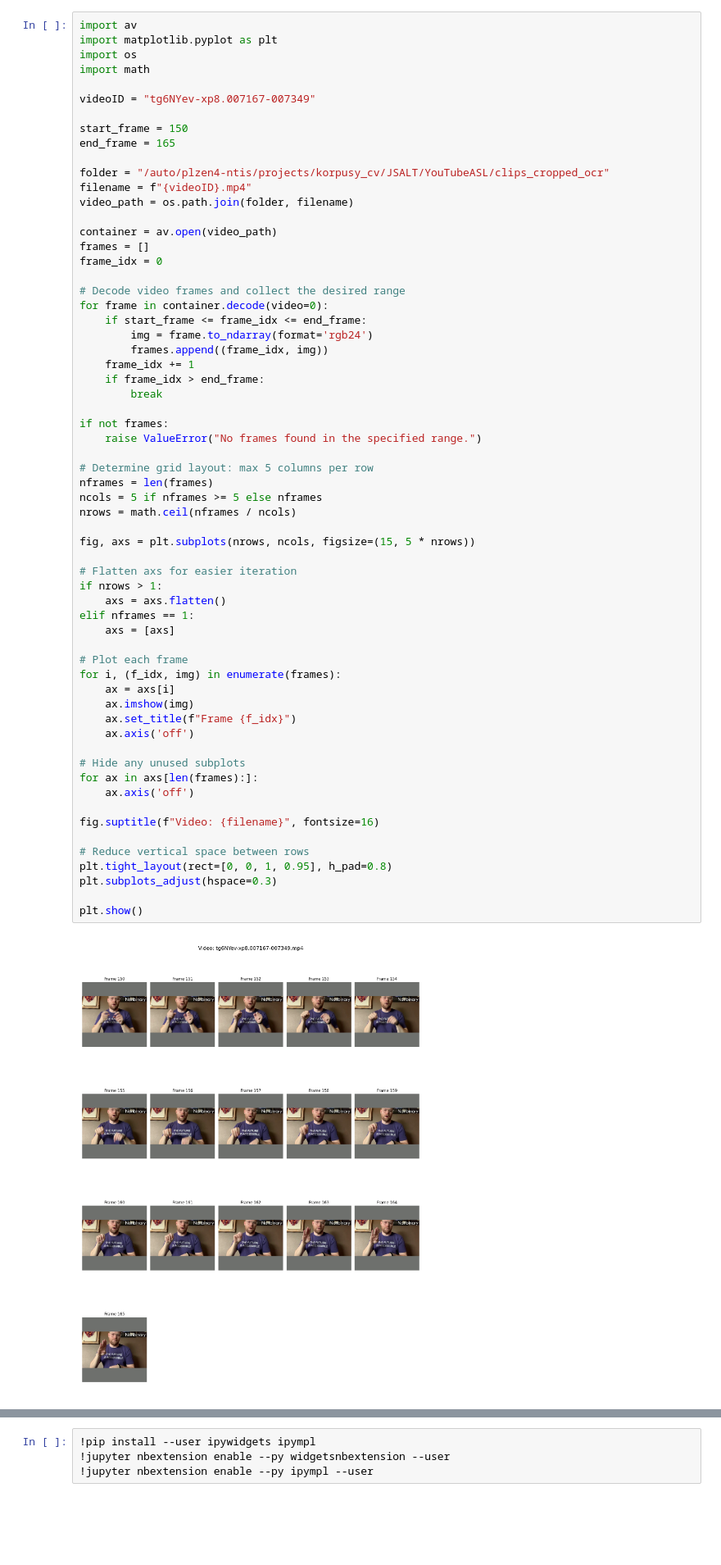
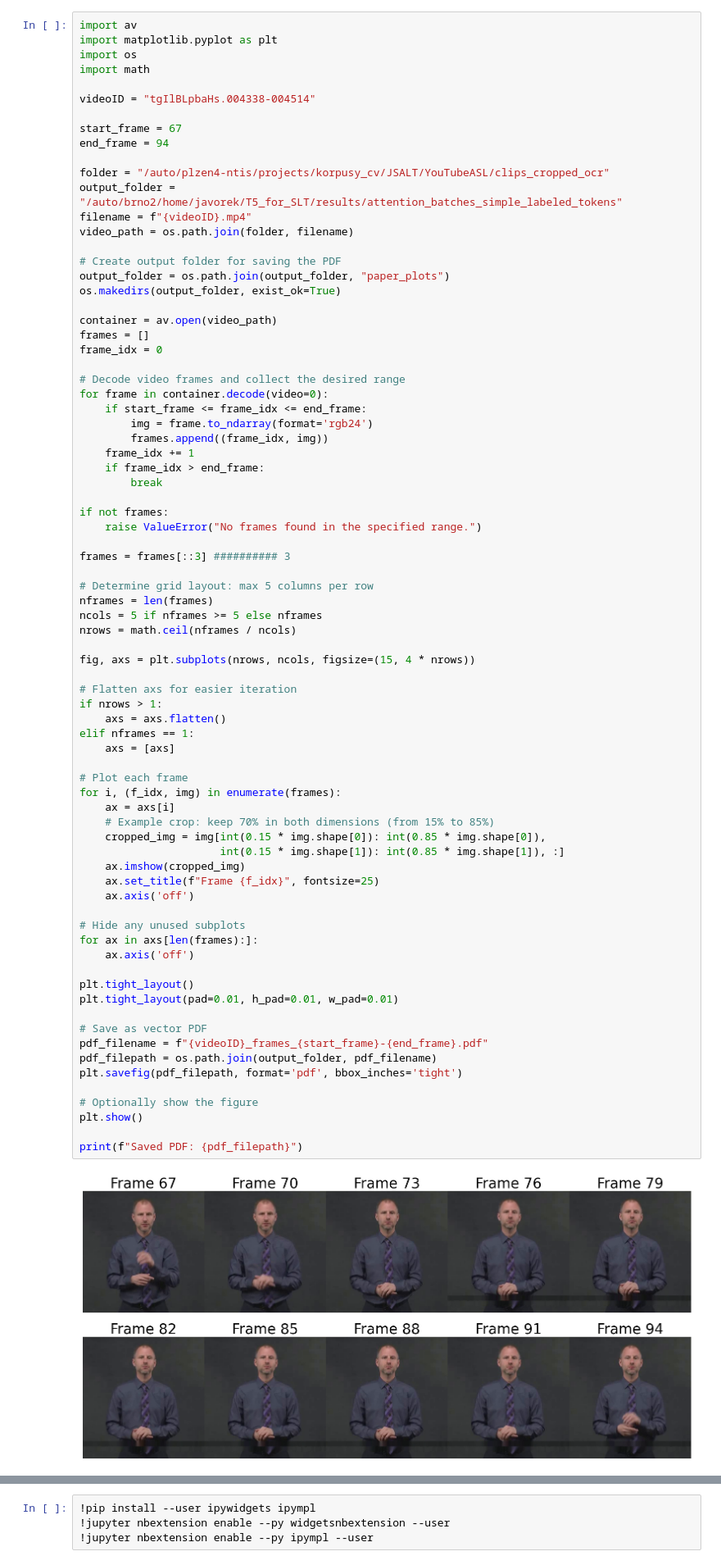
Before and after one commit to VaJavorek/T5_for_SLT, a Jupyter notebook: scripts/plot-frame-sequence.ipynb, the cells around one changed output, grey strips where cells are left out. Shown at 82% size. Cells and saved outputs as stored; diff of their text form; blank space fills up the shorter version.

Commit message:
latest visuals

```diff
--- a/scripts/plot-frame-sequence.ipynb
+++ b/scripts/plot-frame-sequence.ipynb
@@ -4,14 +4,19 @@ import matplotlib.pyplot as plt
 import os
 import math
 
-videoID = "tg6NYev-xp8.007167-007349"
+videoID = "tgIlBLpbaHs.004338-004514"
 
-start_frame = 150
-end_frame = 165
+start_frame = 67
+end_frame = 94
 
 folder = "/auto/plzen4-ntis/projects/korpusy_cv/JSALT/YouTubeASL/clips_cropped_ocr"
+output_folder = "/auto/brno2/home/javorek/T5_for_SLT/results/attention_batches_simple_labeled_tokens"
 filename = f"{videoID}.mp4"
 video_path = os.path.join(folder, filename)
+
+# Create output folder for saving the PDF
+output_folder = os.path.join(output_folder, "paper_plots")
+os.makedirs(output_folder, exist_ok=True)
 
 container = av.open(video_path)
 frames = []
@@ -27,38 +32,48 @@ for frame in container.decode(video=0):
         break
 
 if not frames:
     raise ValueError("No frames found in the specified range.")
 
+frames = frames[::3] ########## 3
+
 # Determine grid layout: max 5 columns per row
 nframes = len(frames)
 ncols = 5 if nframes >= 5 else nframes
 nrows = math.ceil(nframes / ncols)
 
-fig, axs = plt.subplots(nrows, ncols, figsize=(15, 5 * nrows))
+fig, axs = plt.subplots(nrows, ncols, figsize=(15, 4 * nrows))
 
 # Flatten axs for easier iteration
 if nrows > 1:
     axs = axs.flatten()
 elif nframes == 1:
     axs = [axs]
 
 # Plot each frame
 for i, (f_idx, img) in enumerate(frames):
     ax = axs[i]
-    ax.imshow(img)
-    ax.set_title(f"Frame {f_idx}")
+    # Example crop: keep 70% in both dimensions (from 15% to 85%)
+    cropped_img = img[int(0.15 * img.shape[0]): int(0.85 * img.shape[0]),
+                      int(0.15 * img.shape[1]): int(0.85 * img.shape[1]), :]
+    ax.imshow(cropped_img)
+    ax.set_title(f"Frame {f_idx}", fontsize=25)
     ax.axis('off')
 
 # Hide any unused subplots
 for ax in axs[len(frames):]:
     ax.axis('off')
 
-fig.suptitle(f"Video: {filename}", fontsize=16)
+plt.tight_layout()
+plt.tight_layout(pad=0.01, h_pad=0.01, w_pad=0.01)
 
-# Reduce vertical space between rows
-plt.tight_layout(rect=[0, 0, 1, 0.95], h_pad=0.8)
-plt.subplots_adjust(hspace=0.3)
+# Save as vector PDF
+pdf_filename = f"{videoID}_frames_{start_frame}-{end_frame}.pdf"
+pdf_filepath = os.path.join(output_folder, pdf_filename)
+plt.savefig(pdf_filepath, format='pdf', bbox_inches='tight')
 
+# Optionally show the figure
 plt.show()
+
+print(f"Saved PDF: {pdf_filepath}")
 # %% [output]
-[figure, old version]
+[figure, new version]
```
Also changed, not shown: parts of 3 cells of this notebook, 2 other files.
